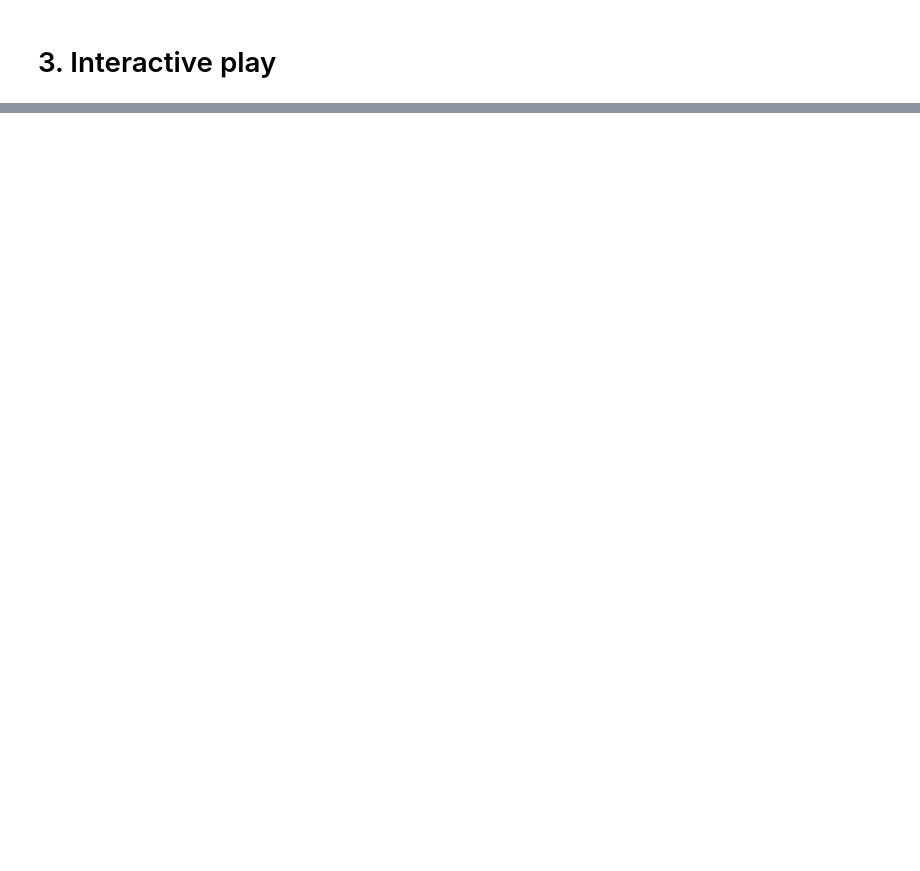
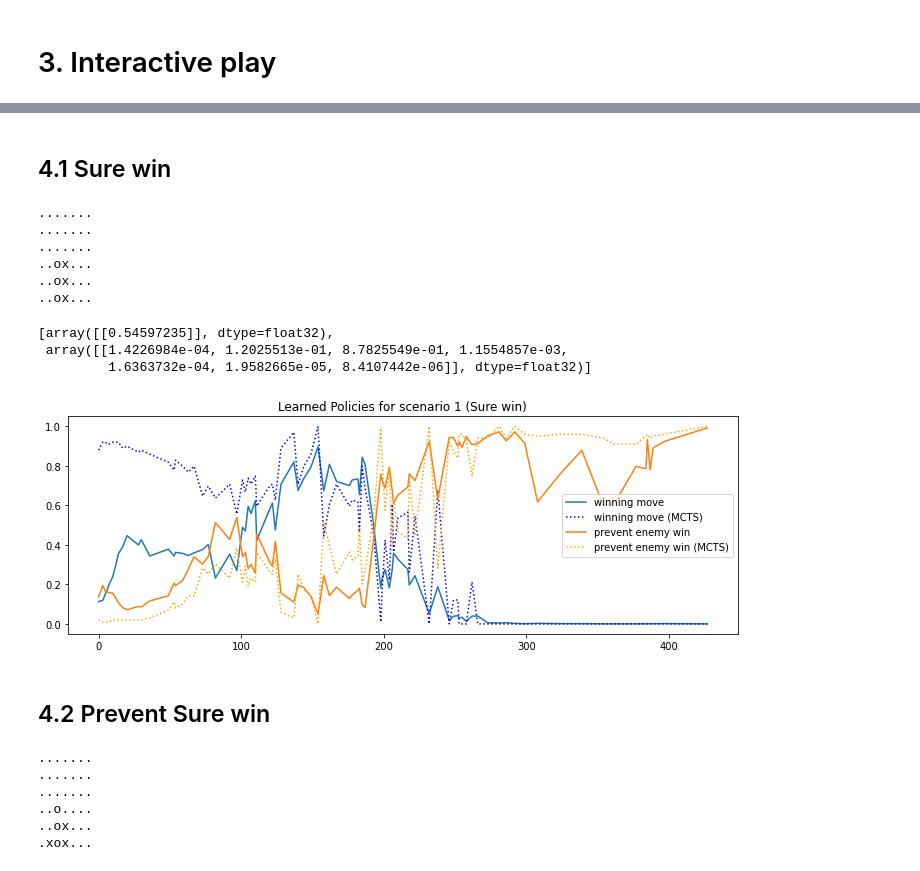
Before and after one commit to tobias-kirschstein/alpha-one, a Jupyter notebook: notebooks/evaluation/01_evaluate_alpha_zero.ipynb, the cells around one changed output, grey strips where cells are left out. Drawn from its saved outputs; the diff is of its cells as text; code cells hidden in the pictures; blank space fills up the shorter version.

```diff
--- a/notebooks/evaluation/01_evaluate_alpha_zero.ipynb
+++ b/notebooks/evaluation/01_evaluate_alpha_zero.ipynb
@@ -11,8 +18,7 @@ from alpha_one.utils.mcts import initialize_bot, compute_mcts_policy, mcts_infer
 from env import MODEL_SAVES_DIR
 # %%
 game_name = "connect_four"
-run_name = "C4-3"
-iteration = 99
+run_name = "C4-13"
 # %% [markdown]
 # 1. Load model
 # %%
@@ -20,3 +29,5 @@ model_manager = OpenSpielModelManager(f"{game_name}/{run_name}")
+# %%
+iteration = 339
 # %%
 # Legacy way to load model, use this for now
 game = pyspiel.load_game("connect_four")
@@ -97,0 +100,71 @@ else:
+# %%
+plot_manager = PlotManager(game_name, run_name)
+# %% [markdown]
+## 4.1 Sure win
+# %%
+state = game.new_initial_state()
+state.apply_action(3)
+state.apply_action(2)
+state.apply_action(3)
+state.apply_action(2)
+state.apply_action(3)
+state.apply_action(2)
+print(state.observation_string())
+# %% [output]
+.......
+.......
+.......
+..ox...
+..ox...
+..ox...
+# %%
+model.inference([state.observation_tensor()], [state.legal_actions_mask()])
+# %% [output]
+[array([[0.54597235]], dtype=float32),
+ array([[1.4226984e-04, 1.2025513e-01, 8.7825549e-01, 1.1554857e-03,
+         1.6363732e-04, 1.9582665e-05, 8.4107442e-06]], dtype=float32)]
+# %%
+%%capture
+correct_move_probabilities = dict()
+prevent_win_probabilities = dict()
+correct_move_probabilities_mcts = dict()
+prevent_win_probabilities_mcts = dict()
+for iteration in model_manager.list_models():
+    model_tmp = model_manager.load_model(iteration)
+    policy = model_tmp.inference([state.observation_tensor()], [state.legal_actions_mask()])[1][0]
+    policy_mcts = mcts_inference(game, model_tmp, state, uct_c=UCT_C, max_simulations=max_simulations, temperature=temperature)
+    correct_move_probabilities[iteration] = policy[3]
+    prevent_win_probabilities[iteration] = policy[2]
+    correct_move_probabilities_mcts[iteration] = policy_mcts[3]
+    prevent_win_probabilities_mcts[iteration] = policy_mcts[2]
+# %%
+plt.figure(figsize=(12,4))
+plt.title('Learned Policies for scenario 1 (Sure win)')
+plt.plot(list(correct_move_probabilities.keys()), list(correct_move_probabilities.values()), label='winning move')
+plt.plot(list(correct_move_probabilities_mcts.keys()), list(correct_move_probabilities_mcts.values()), label='winning move (MCTS)', linestyle=':', c='blue')
+plt.plot(list(prevent_win_probabilities.keys()), list(prevent_win_probabilities.values()), label='prevent enemy win')
+plt.plot(list(prevent_win_probabilities_mcts.keys()), list(prevent_win_probabilities_mcts.values()), label='prevent enemy win (MCTS)', linestyle=':', c='orange')
+plt.legend()
+
+plot_manager.save_current_plot("policies_scenario_1.pdf")
+plt.show()
+# %% [output]
+[figure, added]
+# %% [markdown]
+## 4.2 Prevent Sure win
+# %%
+state = game.new_initial_state()
+state.apply_action(1)
+state.apply_action(2)
+state.apply_action(3)
+state.apply_action(2)
+state.apply_action(3)
+state.apply_action(2)
+print(state.observation_string())
+# %% [output]
+.......
+.......
+.......
+..o....
+..ox...
+.xox...
```
Also changed, not shown: parts of 32 cells of this notebook, 19 other files.
